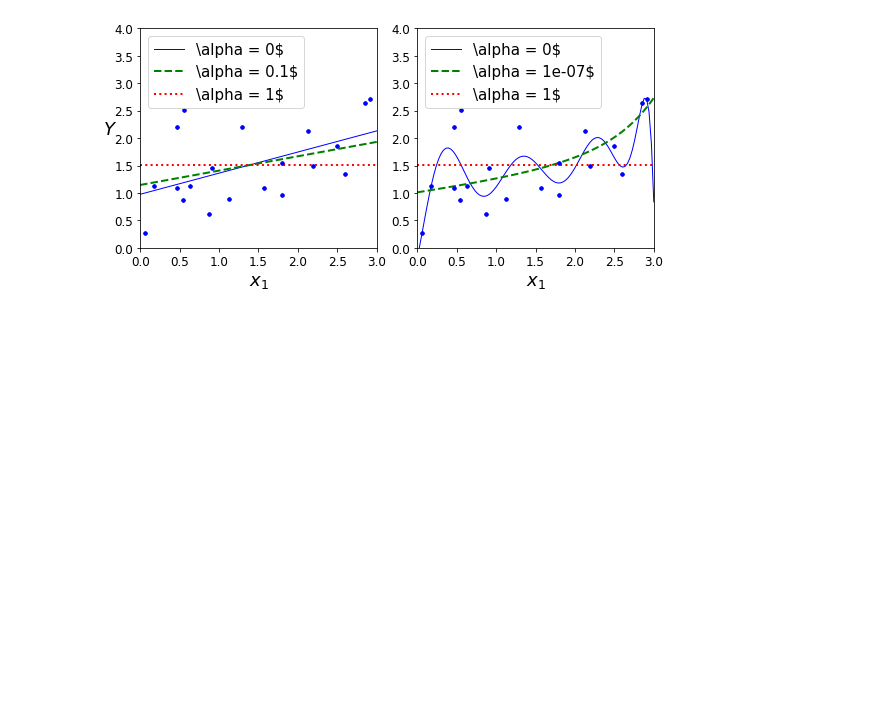
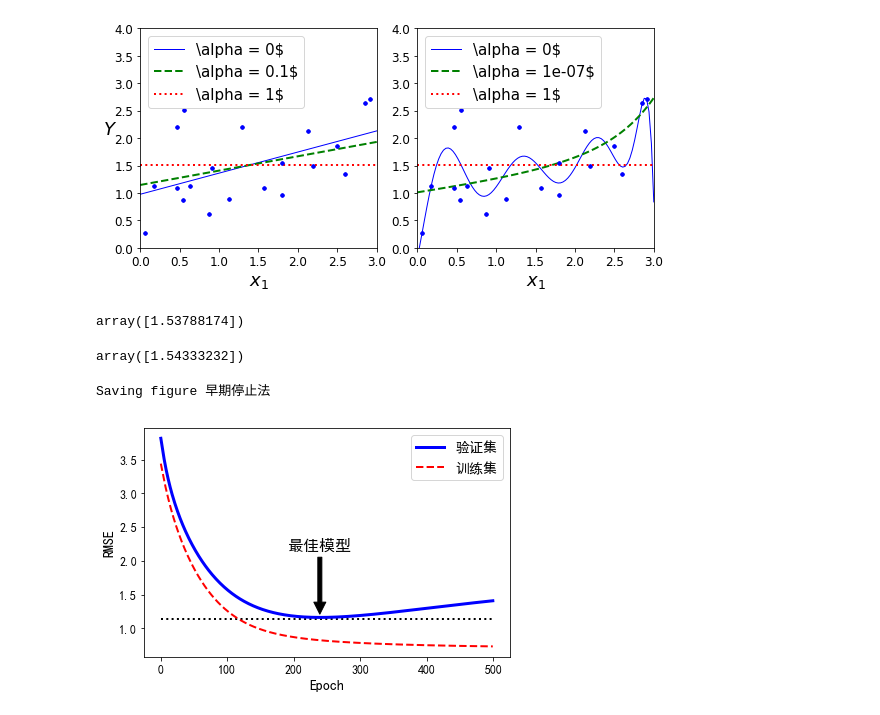
Before and after one commit to Mrscto/handson-ml-master, a Jupyter notebook: handson-ml-master/第四章，训练模型.ipynb, the cells around one changed output. Saved outputs shown, nothing was run; the diff lists cells and outputs as text; code cells hidden in the pictures; blank space fills up the shorter version.

Commit message:
岭回归，lasso回归比较，与逻辑回归

```diff
--- a/handson-ml-master/第四章，训练模型.ipynb
+++ b/handson-ml-master/第四章，训练模型.ipynb
@@ -479,3 +479,74 @@ plt.show()
 # %% [output]
 Saving figure lasso_regression_plot
 [figure]
+# %%
+from sklearn.linear_model import Lasso
+lasso_reg = Lasso(alpha=0.1)
+lasso_reg.fit(X, y)
+lasso_reg.predict([[1.5]])
+# %% [output]
+array([1.53788174])
+# %%
+# 弹性网络
+from sklearn.linear_model import ElasticNet
+elastic_net = ElasticNet(alpha=0.1, l1_ratio=0.5, random_state=42)
+elastic_net.fit(X, y)
+elastic_net.predict([[1.5]])
+# %% [output]
+array([1.54333232])
+# %%
+np.random.seed(42)
+m = 100
+X = 6 * np.random.rand(m, 1) - 3
+y = 2 + X + 0.5 * X**2 + np.random.randn(m, 1)
+
+X_train, X_val, y_train, y_val = train_test_split(X[:50], y[:50].ravel(), test_size=0.5, random_state=10)
+
+poly_scaler = Pipeline([
+    ("poly_features", PolynomialFeatures(degree=90, include_bias=False)),
+    ("std_scaler", StandardScaler()),
+])
+X_train_poly_scaled = poly_scaler.fit_transform(X_train)
+X_val_poly_scaled = poly_scaler.transform(X_val)
+
+sgd_reg = SGDRegressor(max_iter=1,
+                      tol=-np.infty,
+                      penalty=None,
+                      eta0=0.0005,
+                      warm_start=True,
+                      learning_rate="constant",
+                      random_state=42)
+
+n_epochs = 500
+train_errors, val_errors = [], []
+for epoch in range(n_epochs):
+    sgd_reg.fit(X_train_poly_scaled,y_train)
+    y_train_predict = sgd_reg.predict(X_train_poly_scaled)
+    y_val_predict = sgd_reg.predict(X_val_poly_scaled)
+    train_errors.append(mean_squared_error(y_train, y_train_predict))
+    val_errors.append(mean_squared_error(y_val, y_val_predict))
+
+best_epoch = np.argmin(val_errors)
+best_val_rmse =np.sqrt(val_errors[best_epoch])
+
+plt.rcParams['font.sans-serif'] = ['SimHei']
+plt.annotate('最佳模型',
+            xy=(best_epoch, best_val_rmse),
+            xytext=(best_epoch, best_val_rmse + 1),
+            ha="center",
+            arrowprops=dict(facecolor='black', shrink=0.05),
+            fontsize=16,
+            )
+
+best_val_rmse -= 0.03
+plt.plot([0, n_epochs], [best_val_rmse, best_val_rmse], "k:", linewidth=2)
+plt.plot(np.sqrt(val_errors), "b-", linewidth=3, label="验证集")
+plt.plot(np.sqrt(train_errors), "r--", linewidth=2, label="训练集")
+plt.legend(loc="upper right", fontsize=14)
+plt.xlabel("Epoch", fontsize=14)
+plt.ylabel("RMSE", fontsize=14)
+save_fig("早期停止法")
+plt.show()
+# %% [output]
+Saving figure 早期停止法
+[figure, added]
```
Also changed, not shown: parts of 12 cells of this notebook.
